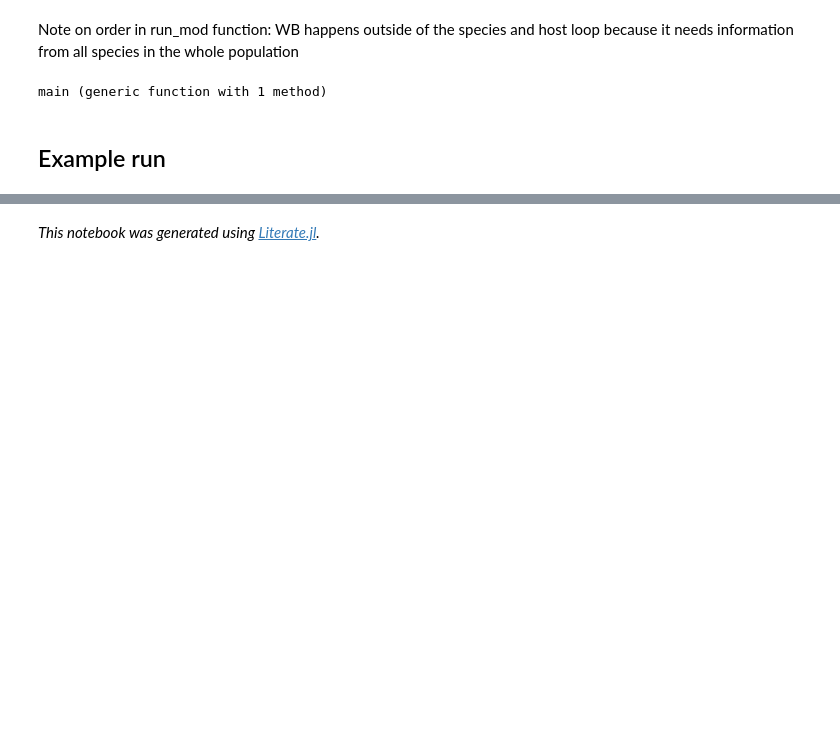
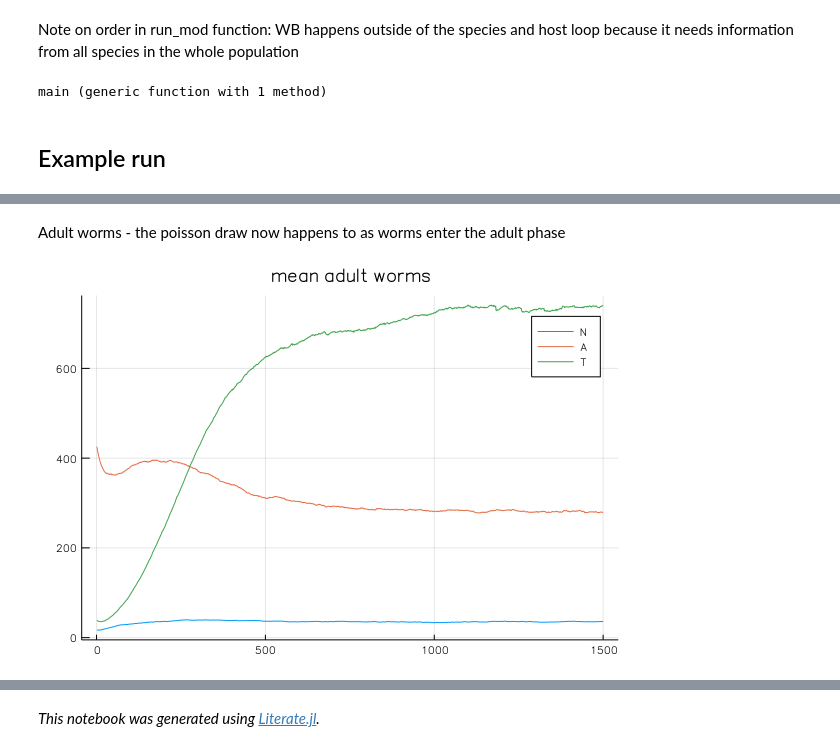
Before and after one commit to hannahlepper/sth_coinf_model, a Jupyter notebook: coinf_model.ipynb, the cells around one changed output, grey strips where cells are left out. Drawn from its saved outputs; the diff is of its cells as text; code cells hidden in the pictures; blank space fills up the shorter version.

Commit message:
gamma-poisson etc

```diff
--- a/coinf_model.ipynb
+++ b/coinf_model.ipynb
@@ -439,0 +354,6 @@ mean(eggs[:,3])
+# %% [markdown]
+Adult worms - the poisson draw now happens to as worms enter the adult phase
+# %%
+plot(1:1500, adults[1:1500,:], title = "mean adult worms", label = ["N", "A", "T"])
+# %% [output]
+[figure, added]
```
Also changed, not shown: parts of 43 cells of this notebook, 1 other file.
